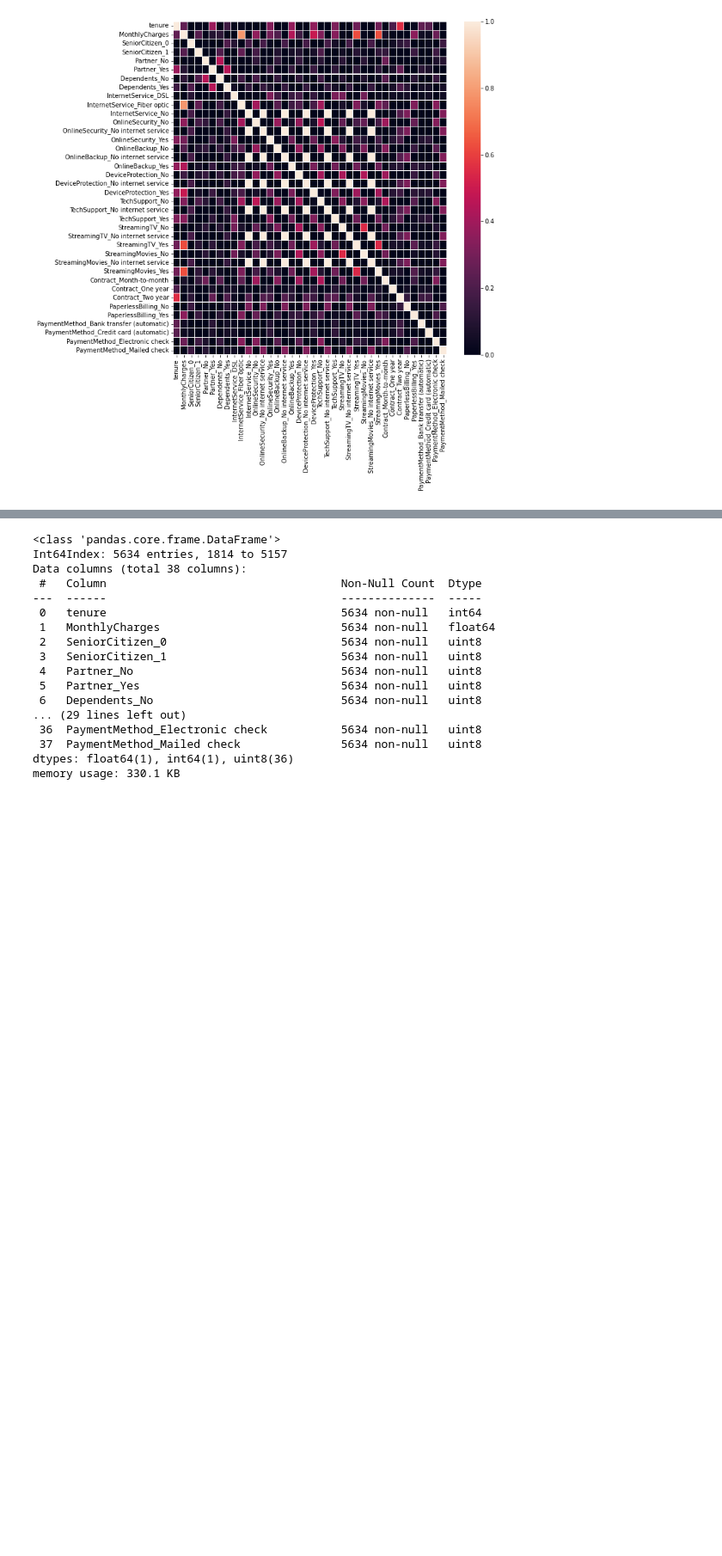
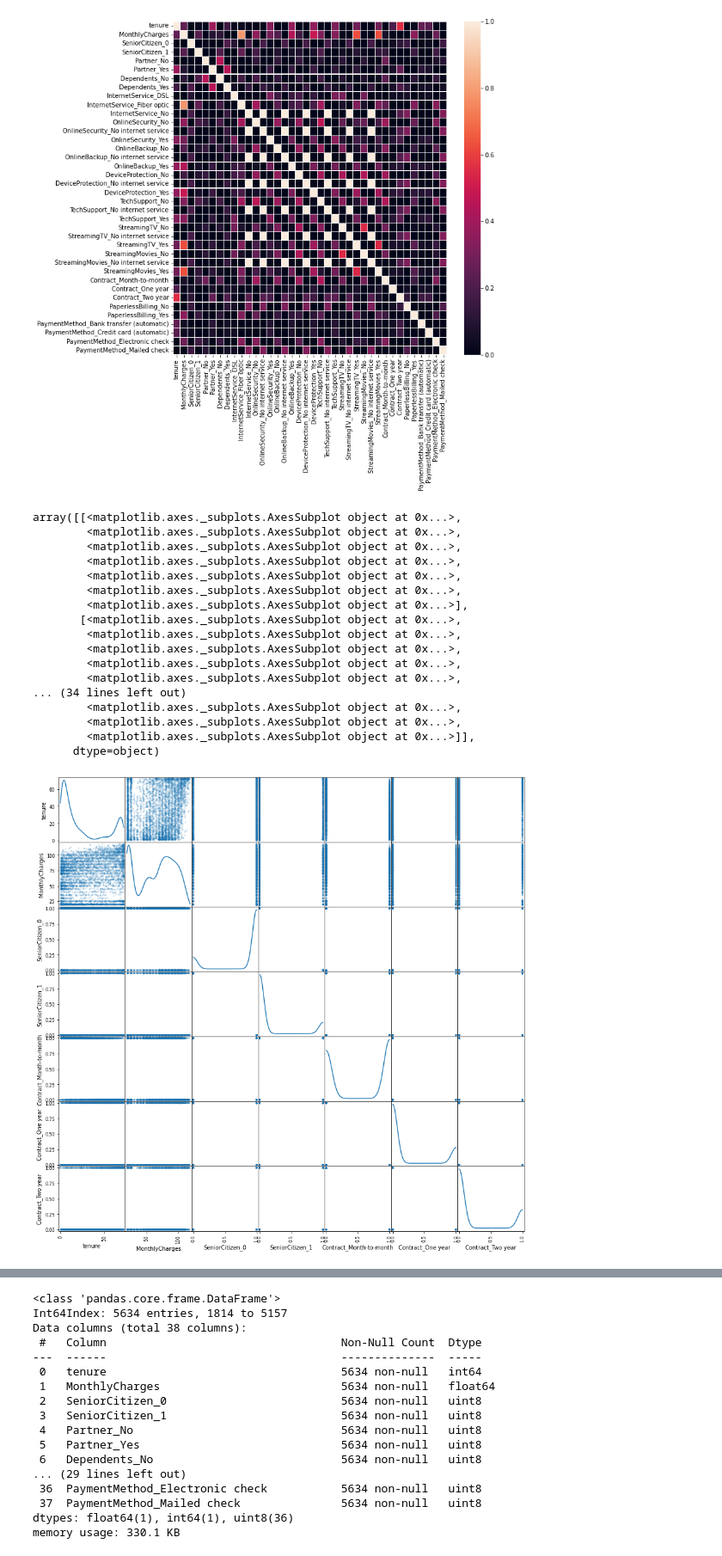
Before and after one commit to kshitijzutshi/Teleco-Customer-Churn-Prediction, a Jupyter notebook: Predicting_Customer_Churn_Assignment1.ipynb, the cells around one changed output, grey strips where cells are left out. Shown: that part at 86% size. Saved outputs shown, nothing was run; the diff lists cells and outputs as text; code cells hidden in the pictures; blank space fills up the shorter version.

```diff
--- a/Predicting_Customer_Churn_Assignment1.ipynb
+++ b/Predicting_Customer_Churn_Assignment1.ipynb
@@ -470,3 +471,27 @@ fig, ax = plt.subplots(figsize=(10,10))
 ax = sns.heatmap(X_train.corr(), linewidths=.1, vmin=0, vmax=1)
 # %% [output]
 [figure]
+# %%
+X_train_sel = X_train[['tenure', 'MonthlyCharges', 'SeniorCitizen_0', 'SeniorCitizen_1','Contract_Month-to-month', 'Contract_One year',
+       'Contract_Two year']]
+X_train_sel
+scatter_matrix(X_train_sel, alpha=0.2, figsize=(15, 15), diagonal='kde')
+# %% [output]
+array([[<matplotlib.axes._subplots.AxesSubplot object at 0x...>,
+        <matplotlib.axes._subplots.AxesSubplot object at 0x...>,
+        <matplotlib.axes._subplots.AxesSubplot object at 0x...>,
+        <matplotlib.axes._subplots.AxesSubplot object at 0x...>,
+        <matplotlib.axes._subplots.AxesSubplot object at 0x...>,
+        <matplotlib.axes._subplots.AxesSubplot object at 0x...>,
+        <matplotlib.axes._subplots.AxesSubplot object at 0x...>],
+       [<matplotlib.axes._subplots.AxesSubplot object at 0x...>,
+        <matplotlib.axes._subplots.AxesSubplot object at 0x...>,
+        <matplotlib.axes._subplots.AxesSubplot object at 0x...>,
+        <matplotlib.axes._subplots.AxesSubplot object at 0x...>,
+        <matplotlib.axes._subplots.AxesSubplot object at 0x...>,
+... (34 lines left out)
+        <matplotlib.axes._subplots.AxesSubplot object at 0x...>,
+        <matplotlib.axes._subplots.AxesSubplot object at 0x...>,
+        <matplotlib.axes._subplots.AxesSubplot object at 0x...>]],
+      dtype=object)
+[figure, added]
```
Also changed, not shown: parts of 5 cells of this notebook.
